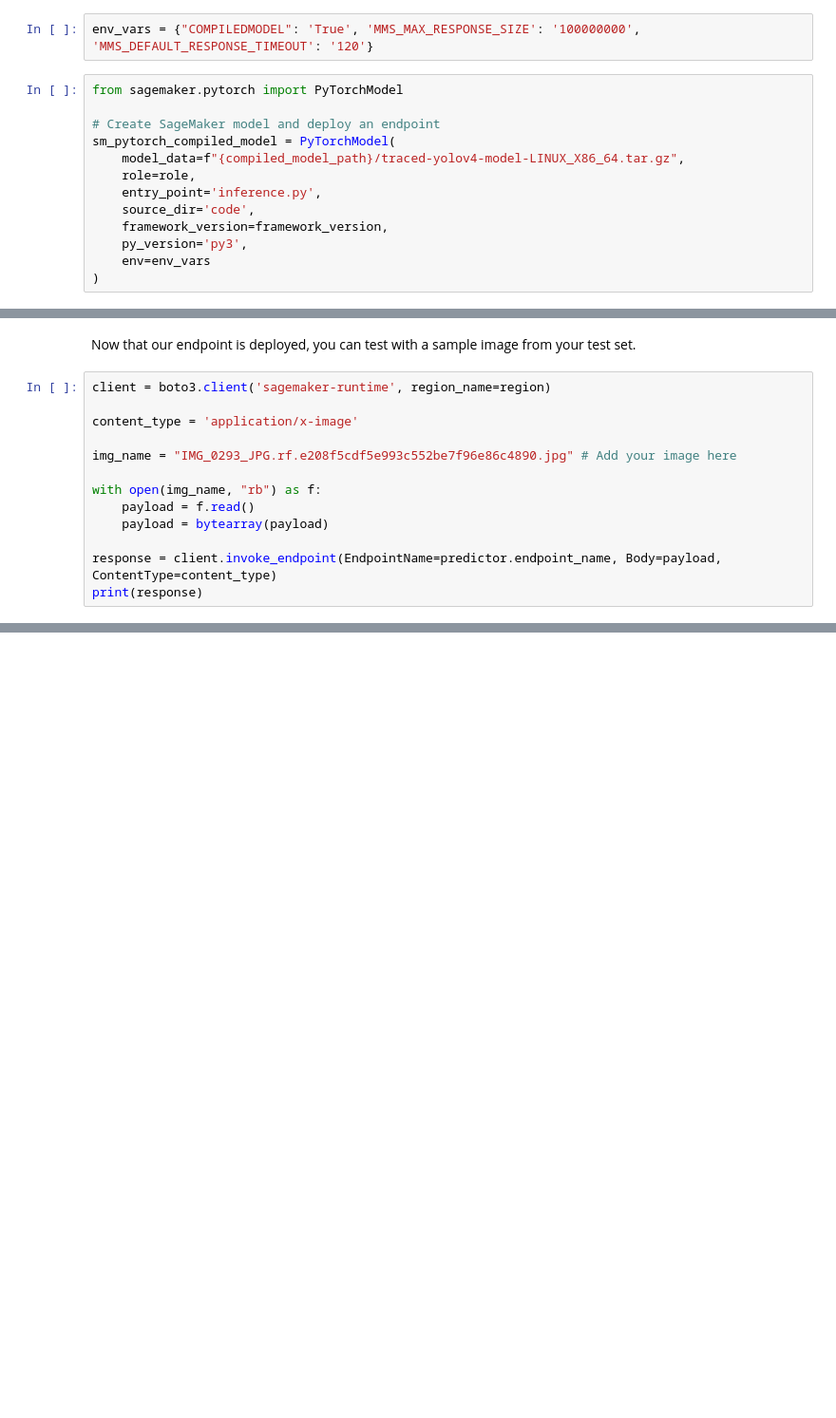
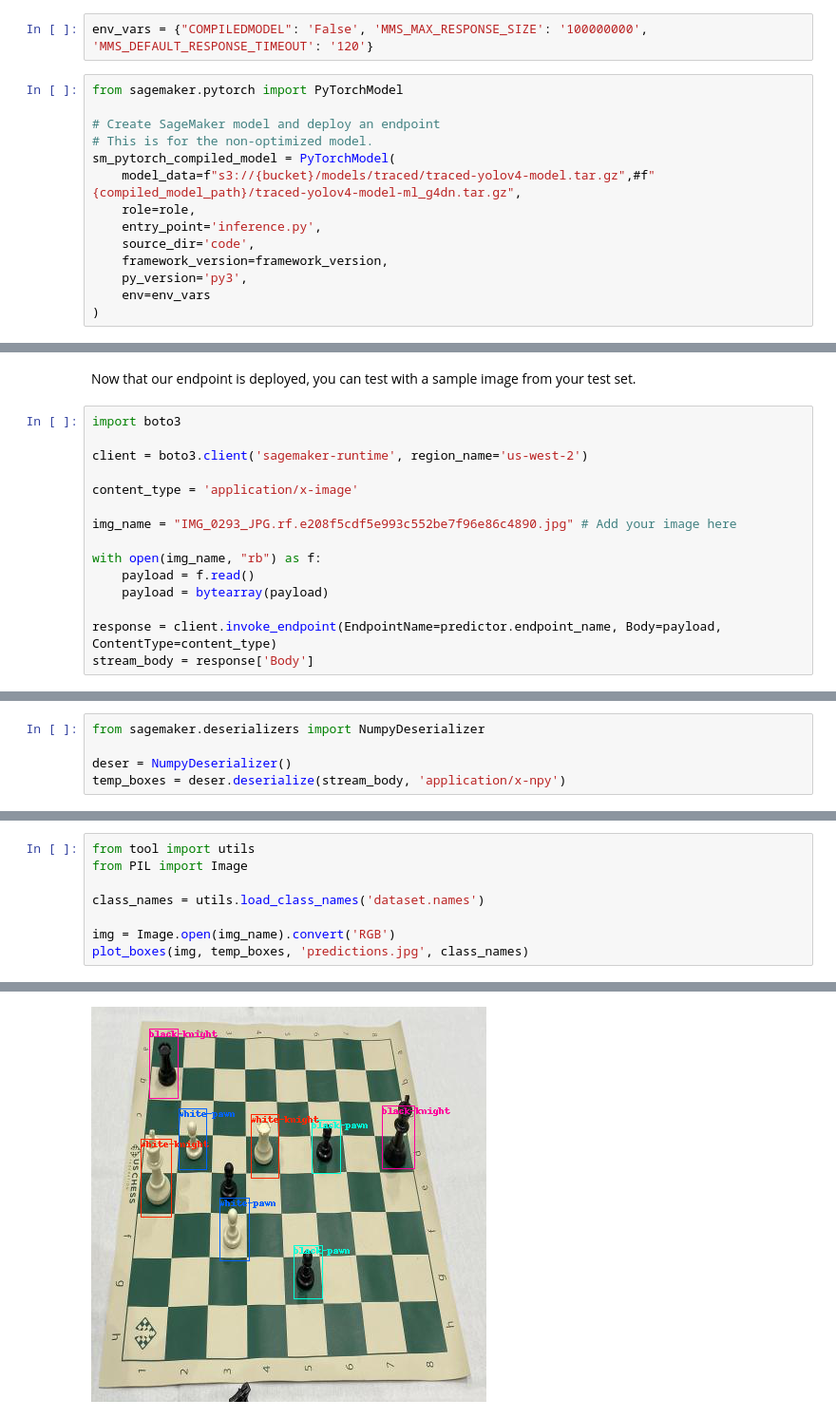
Before and after one commit to kwwendt/sagemaker-yolov4-e2e-example, a Jupyter notebook: e2e_yolov4_training.ipynb, the cells around one changed output, grey strips where cells are left out. Shown at 95% size. Saved outputs shown, nothing was run; the diff lists cells and outputs as text; blank space fills up the shorter version.

Commit message:
Fixed PyTorch version issue. Added sample inference.py file for YOLO model.

```diff
--- a/e2e_yolov4_training.ipynb
+++ b/e2e_yolov4_training.ipynb
@@ -159,11 +166,12 @@ Now we need to upload the `inference.py` entry point script so we can use it to
 # %%
-env_vars = {"COMPILEDMODEL": 'True', 'MMS_MAX_RESPONSE_SIZE': '100000000', 'MMS_DEFAULT_RESPONSE_TIMEOUT': '120'}
+env_vars = {"COMPILEDMODEL": 'False', 'MMS_MAX_RESPONSE_SIZE': '100000000', 'MMS_DEFAULT_RESPONSE_TIMEOUT': '120'}
 # %%
 from sagemaker.pytorch import PyTorchModel
 
 # Create SageMaker model and deploy an endpoint
+# This is for the non-optimized model.
 sm_pytorch_compiled_model = PyTorchModel(
-    model_data=f"{compiled_model_path}/traced-yolov4-model-LINUX_X86_64.tar.gz",
+    model_data=f"s3://{bucket}/models/traced/traced-yolov4-model.tar.gz",#f"{compiled_model_path}/traced-yolov4-model-ml_g4dn.tar.gz",
     role=role,
     entry_point='inference.py',
     source_dir='code',
@@ -180,7 +192,9 @@ print(predictor.endpoint_name)
 # %% [markdown]
 Now that our endpoint is deployed, you can test with a sample image from your test set.
 # %%
-client = boto3.client('sagemaker-runtime', region_name=region)
+import boto3
+
+client = boto3.client('sagemaker-runtime', region_name='us-west-2')
 
 content_type = 'application/x-image'
 
@@ -191,4 +205,4 @@ with open(img_name, "rb") as f:
     payload = bytearray(payload)
 
 response = client.invoke_endpoint(EndpointName=predictor.endpoint_name, Body=payload, ContentType=content_type)
-print(response)
+stream_body = response['Body']
@@ -200,0 +209,5 @@ Image('predictions.jpg')
+# %%
+from sagemaker.deserializers import NumpyDeserializer
+
+deser = NumpyDeserializer()
+temp_boxes = deser.deserialize(stream_body, 'application/x-npy')
@@ -200,0 +254,9 @@ Image('predictions.jpg')
+# %%
+from tool import utils
+from PIL import Image
+
+class_names = utils.load_class_names('dataset.names')
+
+img = Image.open(img_name).convert('RGB')
+plot_boxes(img, temp_boxes, 'predictions.jpg', class_names)
+# %% [output]
@@ -200,0 +272 @@ Image('predictions.jpg')
+[figure, added]
```
Also changed, not shown: parts of 11 cells of this notebook, 2 other files.
